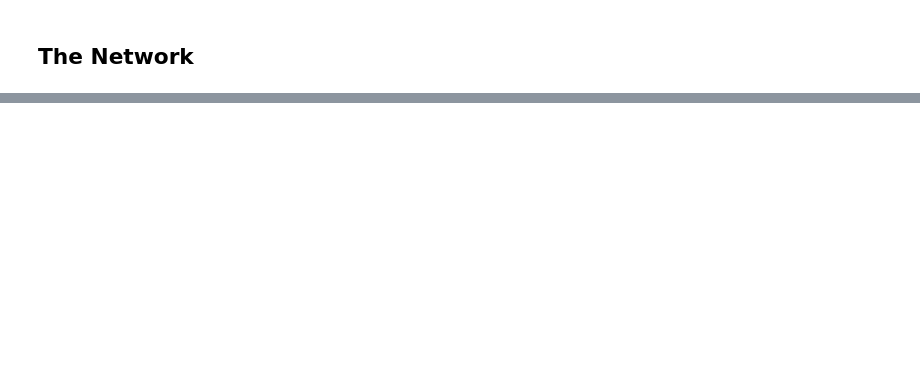
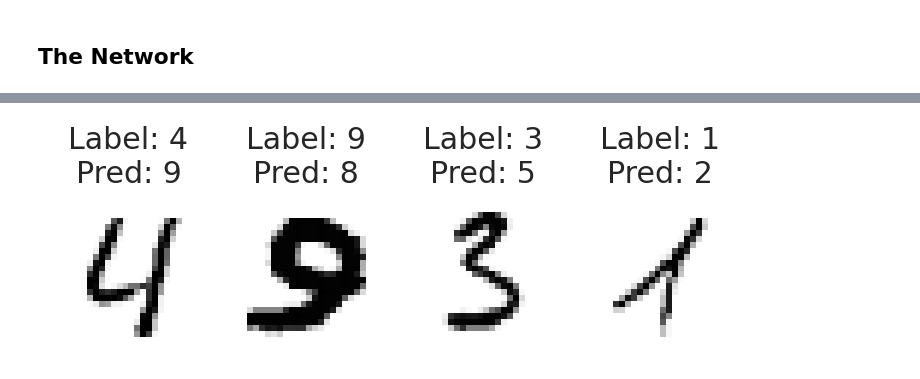
Before and after one commit to timmens/neural-net, a Jupyter notebook: src/nnet/neural_network.ipynb, the cells around one changed output, grey strips where cells are left out. Drawn from its saved outputs; the diff is of its cells as text; code cells hidden in the pictures; blank space fills up the shorter version.

```diff
--- a/src/nnet/neural_network.ipynb
+++ b/src/nnet/neural_network.ipynb
@@ -66 +56,5 @@ plot_examples(_data)
+# %%
+plot_examples(_data["wrong"])
+# %% [output]
+[figure, added]
 # %%
```
Also changed, not shown: parts of 21 cells of this notebook, 2 other files.
